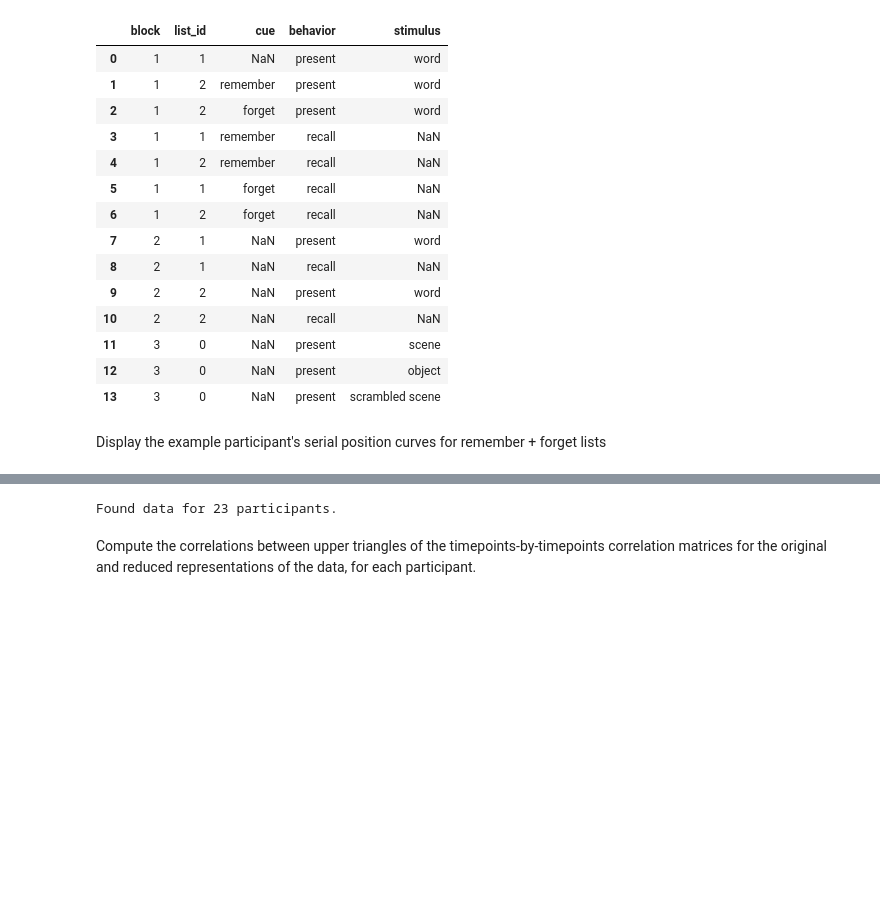
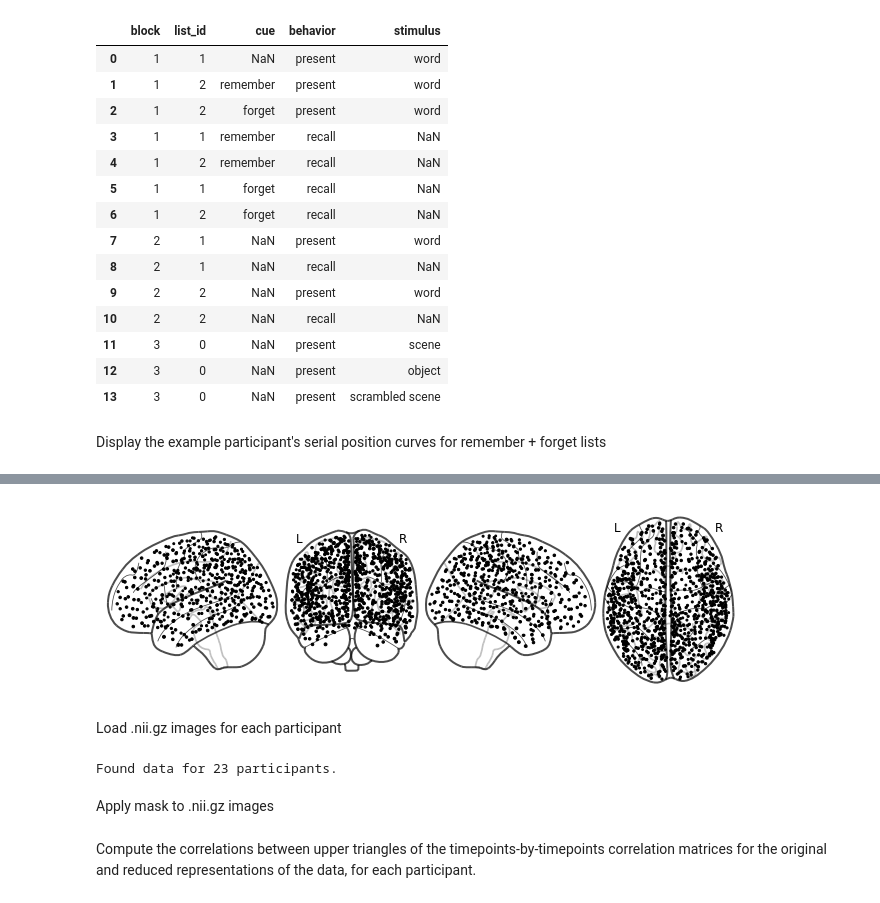
Before and after one commit to ContextLab/directed-forgetting-network-dynamics, a Jupyter notebook: code/network_analyses.ipynb, the cells around one changed output, grey strips where cells are left out. Drawn from its saved outputs; the diff is of its cells as text; code cells hidden in the pictures; blank space fills up the shorter version.

```diff
--- a/code/network_analyses.ipynb
+++ b/code/network_analyses.ipynb
@@ -147,4 +131,0 @@ Scatter the $K$ nodes evenly throughout the standard MNI brain
-# %%
-kmeans = KMeans(n_clusters=K, random_state=0, n_init='auto').fit(template['R'])
-centers = kmeans.cluster_centers_
-widths = np.ones(K) * width
@@ -171 +228,22 @@ def nii_fname2subj(fname):
+# %%
+def get_centers_and_widths(parcels_fname):
+    parcels = nii2cmu(parcels_fname)
+    Y, R = parcels['Y'], parcels['R']
+    Y = Y.astype(int)
+    centers = np.zeros((Y.max() - Y.min() + 1, 3))
+    widths = np.zeros(Y.max() - Y.min() + 1)
+
+    for i in np.unique(Y):
+        mask = (Y == i).ravel()
+        centers[i - 1] = np.mean(R[mask, :], axis=0)
+        widths[i - 1] = np.mean(cdist(R[mask, :], centers[i - 1].reshape(1, -1)))
+
+    return centers, widths
+# %%
+centers, widths = get_centers_and_widths(parcels_fname)
+plot_connectome(np.eye(centers.shape[0]), centers, node_size=widths, node_color='k', display_mode='lyrz');
+# %% [output]
+[figure, added]
+# %% [markdown]
+Load .nii.gz images for each participant
 # %%
@@ -173,3 +254,5 @@ nii_files = [x for x in lsdir(os.path.join(datadir, 'DFFR', '*.nii.gz')) if nii_
 print(f'Found data for {len(nii_files)} participants.')
 # %% [output]
 Found data for 23 participants.
+# %% [markdown]
+Apply mask to .nii.gz images
```
Also changed, not shown: parts of 44 cells of this notebook, 30 other files.
